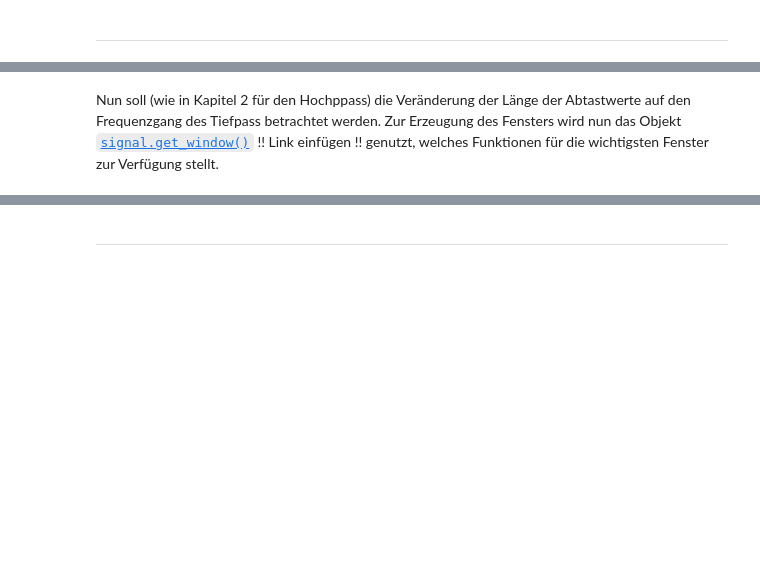
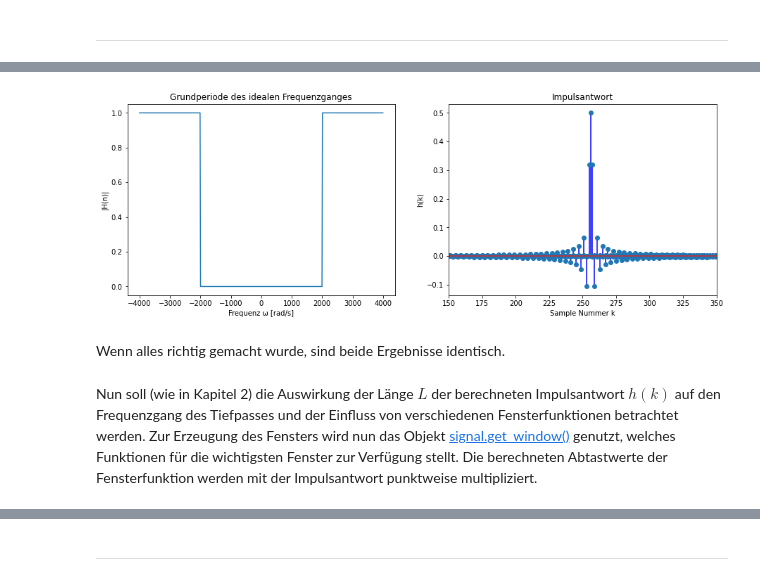
Before and after one commit to TUD-STKS/tud-sv, a Jupyter notebook: Thema-1-Filter/1.1 - FIR Filterentwurf.ipynb, the cells around one changed output, grey strips where cells are left out. Saved outputs shown, nothing was run; the diff lists cells and outputs as text; code cells hidden in the pictures; blank space fills up the shorter version.

```diff
--- a/Thema-1-Filter/1.1 - FIR Filterentwurf.ipynb
+++ b/Thema-1-Filter/1.1 - FIR Filterentwurf.ipynb
@@ -409,26 +436,42 @@ plt.show()
 # %%
 # Lösung
 # Inpulsantwort mittels ifft, ifftshift
+# Initialisierung
+N = 512 # Länge der IFFT
+A = 1   # Amplitude
+fs_Hz = 8000;
+fc_Hz = fs_Hz/4;
+Wc_rad = 2*np.pi*fc_Hz/fs_Hz
+
+# Berechnung des idealen Frequenzganges:
+W_rad = np.linspace(-np.pi, np.pi, N)
+H_soll = np.where((W_rad >= -Wc_rad) & (W_rad <= Wc_rad), 0, A) # ToDo: imo übersichtlicher als eine for-Schleife
+
 h = np.fft.ifftshift(fft.ifft(H_soll, N))
+k = np.arange(0, N)
 
 # Graphische Darstellung
 plt.subplot(121)
-plt.title('ideale Spektrale in der Grundperiode')
-plt.xlabel('Frequenz ω')
-plt.ylabel('Amplitude |H(n)|')
-plt.plot(n, H_soll)
+plt.title('Grundperiode des idealen Frequenzganges')
+plt.xlabel('Frequenz ω [rad/s]')
+plt.ylabel('|H(n)|')
+plt.plot(W_rad*fs_Hz/(2*np.pi), H_soll)
 
 plt.subplot(122)
 plt.title('Impulsantwort')
 plt.xlabel('Sample Nummer k')
-plt.ylabel('Amplitude h(k)')
+plt.ylabel('h(k)')
 plt.xlim(150, 350)
-plt.stem(np.real(h), use_line_collection=True)
-
+plt.stem(k, np.real(h), '-b', use_line_collection=True)
+plt.stem(k, np.imag(h), '-r',  use_line_collection=True)
 plt.gcf().set_size_inches(15, 5)
 plt.show()
+# %% [output]
+[figure, added]
+# %% [markdown]
+ Wenn alles richtig gemacht wurde, sind beide Ergebnisse identisch.
 # %% [markdown]
-Nun soll (wie in Kapitel 2 für den Hochppass) die Veränderung der Länge der Abtastwerte auf den Frequenzgang des Tiefpass betrachtet werden. Zur Erzeugung des Fensters wird nun das Objekt [`signal.get_window()`]() !! Link einfügen !! genutzt, welches Funktionen für die wichtigsten Fenster zur Verfügung stellt.
+Nun soll (wie in Kapitel 2) die Auswirkung der Länge $L$ der berechneten Impulsantwort $h(k)$ auf den Frequenzgang des Tiefpasses und der Einfluss von verschiedenen Fensterfunktionen betrachtet werden. Zur Erzeugung des Fensters wird nun das Objekt [signal.get_window()](https://docs.scipy.org/doc/scipy/reference/generated/scipy.signal.get_window.html) genutzt, welches Funktionen für die wichtigsten Fenster zur Verfügung stellt. Die berechneten Abtastwerte der Fensterfunktion werden mit der Impulsantwort punktweise multipliziert.
 # %%
 # Fensterung mit verschiedene Länge
 
```
Also changed, not shown: parts of 28 cells of this notebook, 2 other files.
